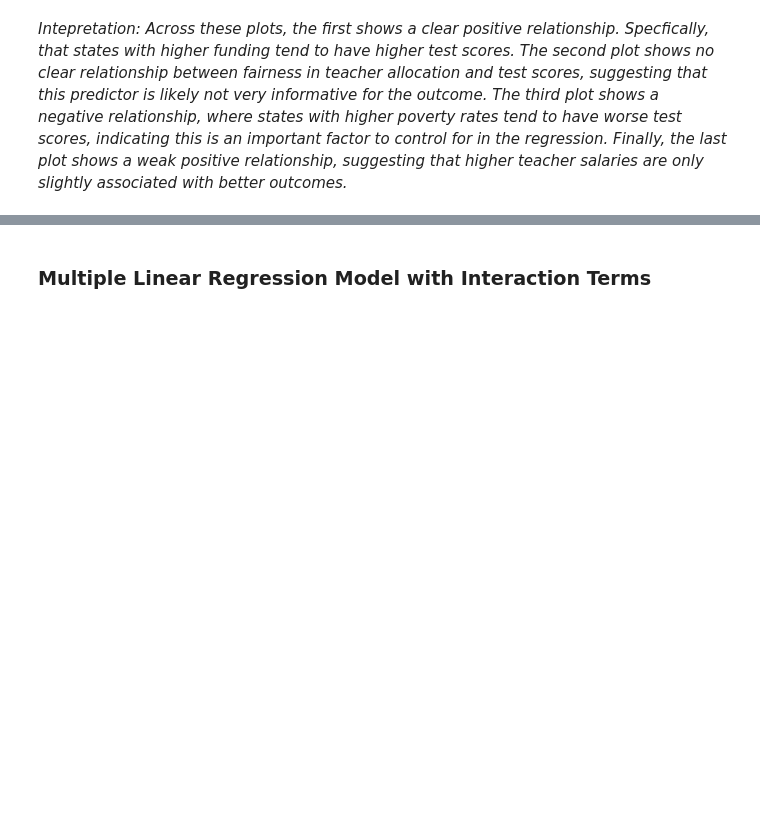
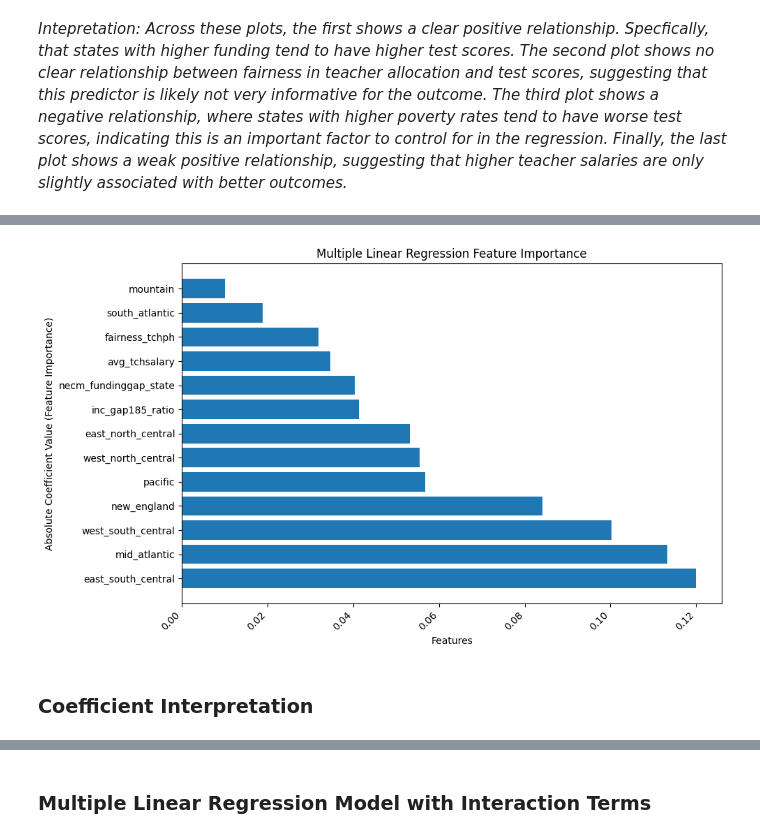
Before and after one commit to garland342/cs_1090a_project, a Jupyter notebook: cs1090a_project.ipynb, the cells around one changed output, grey strips where cells are left out. Cells and saved outputs as stored; diff of their text form; code cells hidden in the pictures; blank space fills up the shorter version.

```diff
--- a/cs1090a_project.ipynb
+++ b/cs1090a_project.ipynb
@@ -316,0 +259,21 @@ In contrast, factors such as the funding gap, fairness of staffing (fairness_tch
+# %%
+abs_coefficients = np.abs(coefficients)
+sorted_indices = np.argsort(abs_coefficients)[::-1]
+
+sorted_abs_coefficients = abs_coefficients[sorted_indices]
+sorted_feature_names = [feature_names[i] for i in sorted_indices]
+
+# 4. Create a Feature Importance Graph
+plt.figure(figsize=(10, 6))
+plt.barh(range(13), sorted_abs_coefficients)
+plt.yticks(range(13), sorted_feature_names)
+plt.xlabel('Features')
+plt.ylabel('Absolute Coefficient Value (Feature Importance)')
+plt.title('Multiple Linear Regression Feature Importance')
+plt.xticks(rotation=45, ha='right')
+plt.tight_layout()
+plt.show()
+# %% [output]
+[figure, added]
+# %% [markdown]
+### Coefficient Interpretation
```
Also changed, not shown: parts of 30 cells of this notebook.
